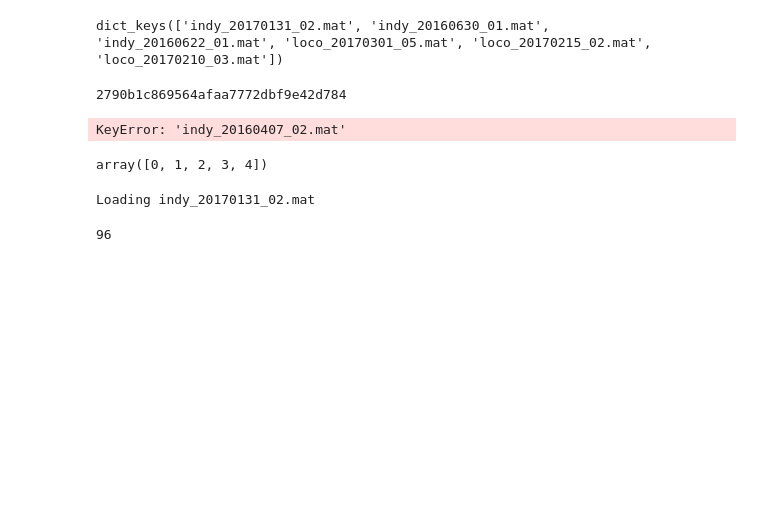
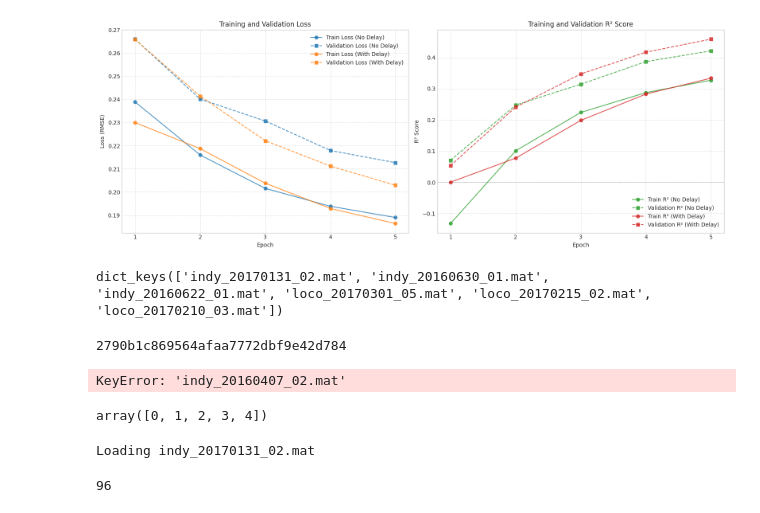
Before and after one commit to Tansil011019/efficient-rsnn-bmi, a Jupyter notebook: notebooks/experiment.ipynb, the cells around one changed output. Saved outputs shown, nothing was run; the diff lists cells and outputs as text; code cells hidden in the pictures; blank space fills up the shorter version.

```diff
--- a/notebooks/experiment.ipynb
+++ b/notebooks/experiment.ipynb
@@ -0,0 +84,3 @@
+# %%
+plot_training_logs('training_early_5epoch_result.json', 'training_early_5epoch_delay_result.json')
+# %% [output]
@@ -1,3 +88,4 @@
+[figure, added]
 # %%
 import wandb
 # %%
```
Also changed, not shown: parts of 2 cells of this notebook, 4 other files.
